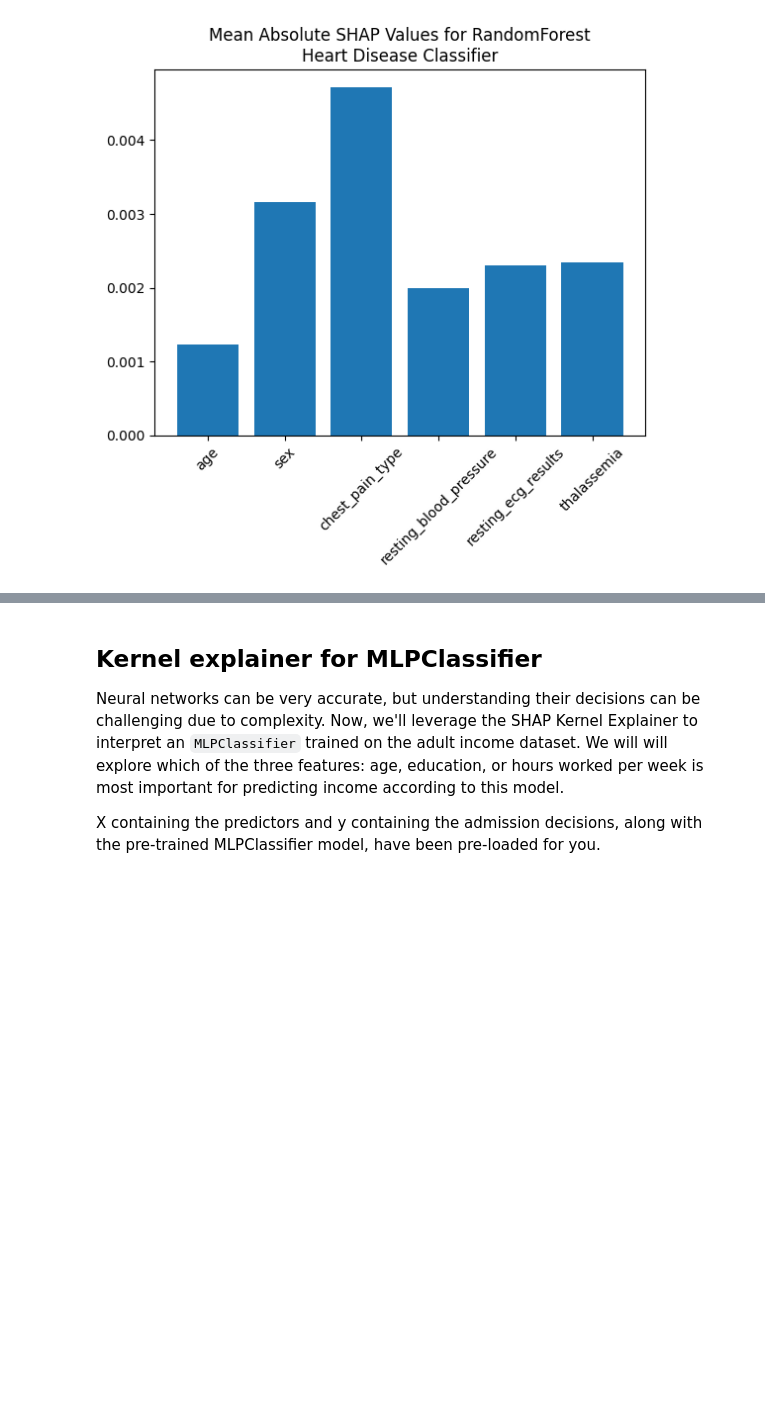
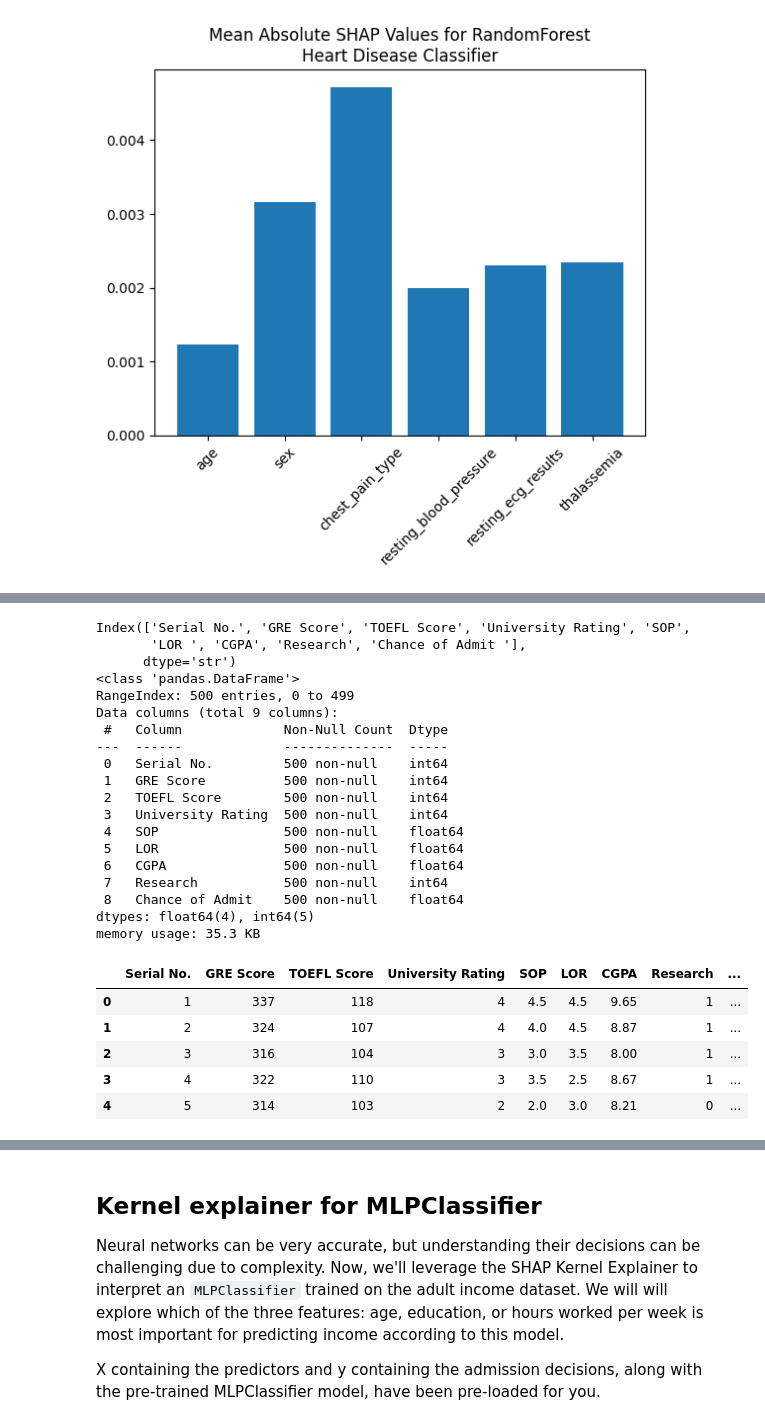
Before and after one commit to MichaelSzczepaniak/MLAIProjects, a Jupyter notebook: ExplainableML/ExplainableML.ipynb, the cells around one changed output, grey strips where cells are left out. Cells and saved outputs as stored; diff of their text form; code cells hidden in the pictures; blank space fills up the shorter version.

Commit message:
start section on using shap kernel explainer on admissions data

```diff
--- a/ExplainableML/ExplainableML.ipynb
+++ b/ExplainableML/ExplainableML.ipynb
@@ -557,0 +543,33 @@ plt.show()
+# %%
+import shap
+# read and take init look at the data
+df_ads = pd.read_csv('./data/Admission_Predict_Ver1.1.csv')
+print(df_ads.columns)
+df_ads.info()
+df_ads.head()
+# %% [output]
+Index(['Serial No.', 'GRE Score', 'TOEFL Score', 'University Rating', 'SOP',
+       'LOR ', 'CGPA', 'Research', 'Chance of Admit '],
+      dtype='str')
+<class 'pandas.DataFrame'>
+RangeIndex: 500 entries, 0 to 499
+Data columns (total 9 columns):
+ #   Column             Non-Null Count  Dtype
+---  ------             --------------  -----
+ 0   Serial No.         500 non-null    int64
+ 1   GRE Score          500 non-null    int64
+ 2   TOEFL Score        500 non-null    int64
+ 3   University Rating  500 non-null    int64
+ 4   SOP                500 non-null    float64
+ 5   LOR                500 non-null    float64
+ 6   CGPA               500 non-null    float64
+ 7   Research           500 non-null    int64
+ 8   Chance of Admit    500 non-null    float64
+dtypes: float64(4), int64(5)
+memory usage: 35.3 KB
+|  | Serial No. | GRE Score | TOEFL Score | University Rating | SOP | LOR | CGPA | Research | ... |
+| 0 | 1 | 337 | 118 | 4 | 4.5 | 4.5 | 9.65 | 1 | ... |
+| 1 | 2 | 324 | 107 | 4 | 4.0 | 4.5 | 8.87 | 1 | ... |
+| 2 | 3 | 316 | 104 | 3 | 3.0 | 3.5 | 8.00 | 1 | ... |
+| 3 | 4 | 322 | 110 | 3 | 3.5 | 2.5 | 8.67 | 1 | ... |
+| 4 | 5 | 314 | 103 | 2 | 2.0 | 3.0 | 8.21 | 0 | ... |
```
Also changed, not shown: parts of 10 cells of this notebook.
